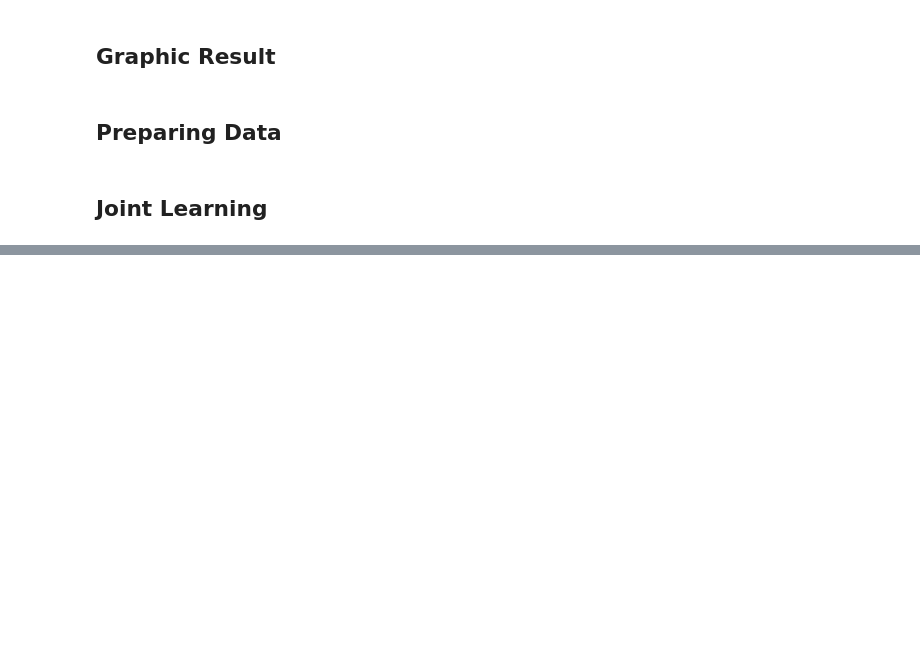
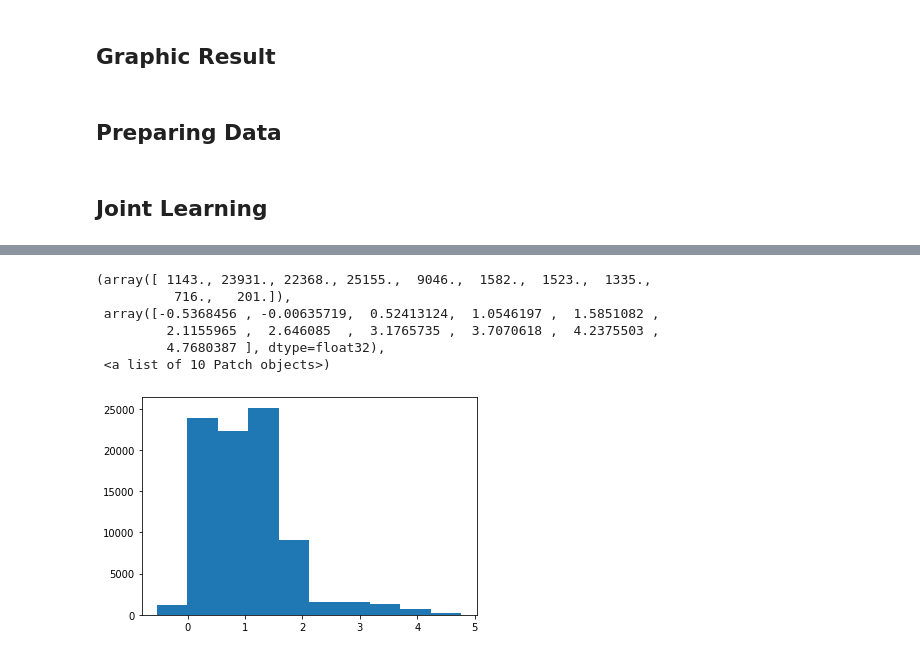
Before and after one commit to Recommendation-System-Project/Recommendation-system, a Jupyter notebook: DR_coat.ipynb, the cells around one changed output, grey strips where cells are left out. Saved outputs shown, nothing was run; the diff lists cells and outputs as text; code cells hidden in the pictures; blank space fills up the shorter version.

```diff
--- a/DR_coat.ipynb
+++ b/DR_coat.ipynb
@@ -310,3 +341,11 @@ dict_keys(['loss', 'accuracy', 'val_loss', 'val_accuracy'])
 # %%
-counts, bins = np.histogram(predicted_r)
+counts, bins = np.histogram(predicted_r*5)
 plt.hist(bins[:-1], bins, weights=counts)
+# %% [output]
+(array([ 1143., 23931., 22368., 25155.,  9046.,  1582.,  1523.,  1335.,
+          716.,   201.]),
+ array([-0.5368456 , -0.00635719,  0.52413124,  1.0546197 ,  1.5851082 ,
+         2.1155965 ,  2.646085  ,  3.1765735 ,  3.7070618 ,  4.2375503 ,
+         4.7680387 ], dtype=float32),
+ <a list of 10 Patch objects>)
+[figure, added]
```
Also changed, not shown: parts of 6 cells of this notebook.
